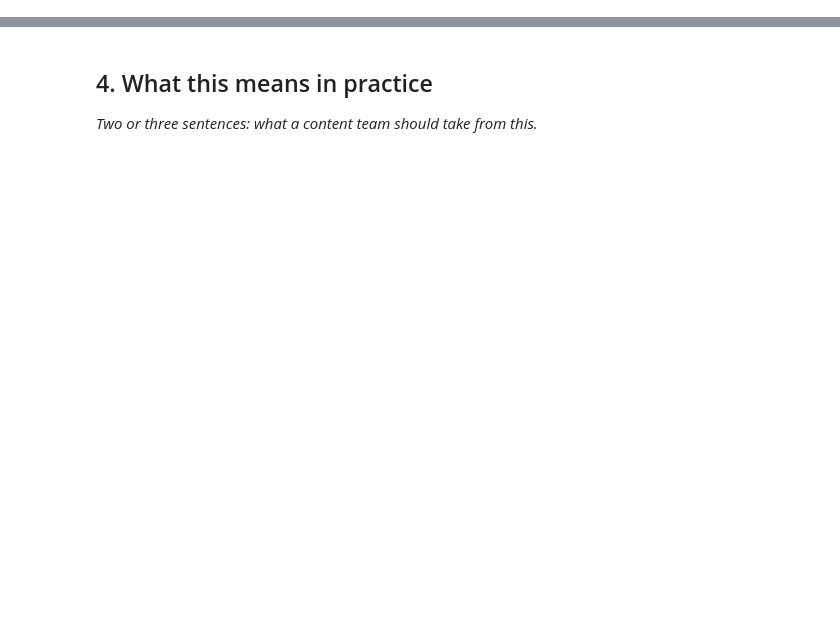
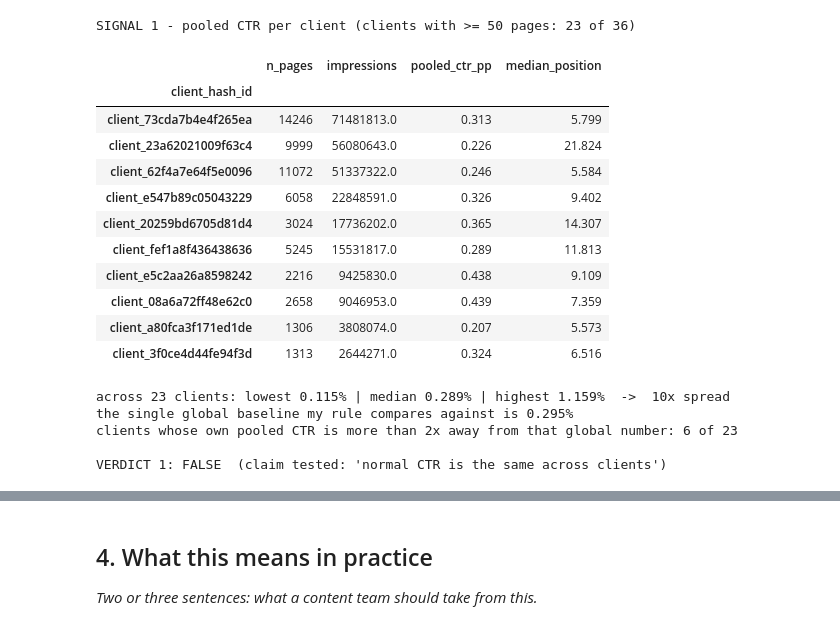
Before and after one commit to widadfatimakhan/flyrank-internship-ml, a Jupyter notebook: work/notebooks/w04_signal_audit.ipynb, the cells around one changed output, grey strips where cells are left out. Saved outputs shown, nothing was run; the diff lists cells and outputs as text; code cells hidden in the pictures; blank space fills up the shorter version.

```diff
--- a/work/notebooks/w04_signal_audit.ipynb
+++ b/work/notebooks/w04_signal_audit.ipynb
@@ -29,0 +183,44 @@ This skeleton is yours to fill. Work the sections **in order** — each one has
+# %%
+# This cell is for CODE (numbers, a query, a check).
+# Write your text answer in the cell ABOVE this one — typing sentences here breaks Run All.
+
+cl = lane.groupby("client_hash_id").agg(
+        n_pages=("ctr_pp", "size"), impressions=("impressions_31d", "sum"),
+        clicks=("clicks_31d", "sum"), median_position=("avg_position_31d", "median"))
+cl["pooled_ctr_pp"] = (100 * cl.clicks / cl.impressions).round(3)
+cl = cl[cl.n_pages >= FLOOR].sort_values("impressions", ascending=False)
+
+print(f"SIGNAL 1 - pooled CTR per client (clients with >= {FLOOR} pages: {len(cl)} of "
+      f"{lane.client_hash_id.nunique()})")
+display(cl[["n_pages", "impressions", "pooled_ctr_pp", "median_position"]].head(10).round(3))
+
+lo, hi   = cl.pooled_ctr_pp.min(), cl.pooled_ctr_pp.max()
+spread   = hi / max(lo, 1e-9)
+lane_pp  = 100 * lane.clicks_31d.sum() / lane.impressions_31d.sum()
+print(f"\nacross {len(cl)} clients: lowest {lo:.3f}% | median {cl.pooled_ctr_pp.median():.3f}% | "
+      f"highest {hi:.3f}%  ->  {spread:.0f}x spread")
+print(f"the single global baseline my rule compares against is {lane_pp:.3f}%")
+print(f"clients whose own pooled CTR is more than 2x away from that global number: "
+      f"{int(((cl.pooled_ctr_pp > 2*lane_pp) | (cl.pooled_ctr_pp < lane_pp/2)).sum())} of {len(cl)}")
+
+verdict_1 = ("CONFIRMED" if spread < 1.5 else "MIXED" if spread < 3 else "FALSE")
+print(f"\nVERDICT 1: {verdict_1}  (claim tested: 'normal CTR is the same across clients')")
+# %% [output]
+SIGNAL 1 - pooled CTR per client (clients with >= 50 pages: 23 of 36)
+|  | n_pages | impressions | pooled_ctr_pp | median_position |
+| client_hash_id |  |  |  |  |
+| client_73cda7b4e4f265ea | 14246 | 71481813.0 | 0.313 | 5.799 |
+| client_23a62021009f63c4 | 9999 | 56080643.0 | 0.226 | 21.824 |
+| client_62f4a7e64f5e0096 | 11072 | 51337322.0 | 0.246 | 5.584 |
+| client_e547b89c05043229 | 6058 | 22848591.0 | 0.326 | 9.402 |
+| client_20259bd6705d81d4 | 3024 | 17736202.0 | 0.365 | 14.307 |
+| client_fef1a8f436438636 | 5245 | 15531817.0 | 0.289 | 11.813 |
+| client_e5c2aa26a8598242 | 2216 | 9425830.0 | 0.438 | 9.109 |
+| client_08a6a72ff48e62c0 | 2658 | 9046953.0 | 0.439 | 7.359 |
+| client_a80fca3f171ed1de | 1306 | 3808074.0 | 0.207 | 5.573 |
+| client_3f0ce4d44fe94f3d | 1313 | 2644271.0 | 0.324 | 6.516 |
+across 23 clients: lowest 0.115% | median 0.289% | highest 1.159%  ->  10x spread
+the single global baseline my rule compares against is 0.295%
+clients whose own pooled CTR is more than 2x away from that global number: 6 of 23
+
+VERDICT 1: FALSE  (claim tested: 'normal CTR is the same across clients')
```
Also changed, not shown: parts of 27 cells of this notebook.
